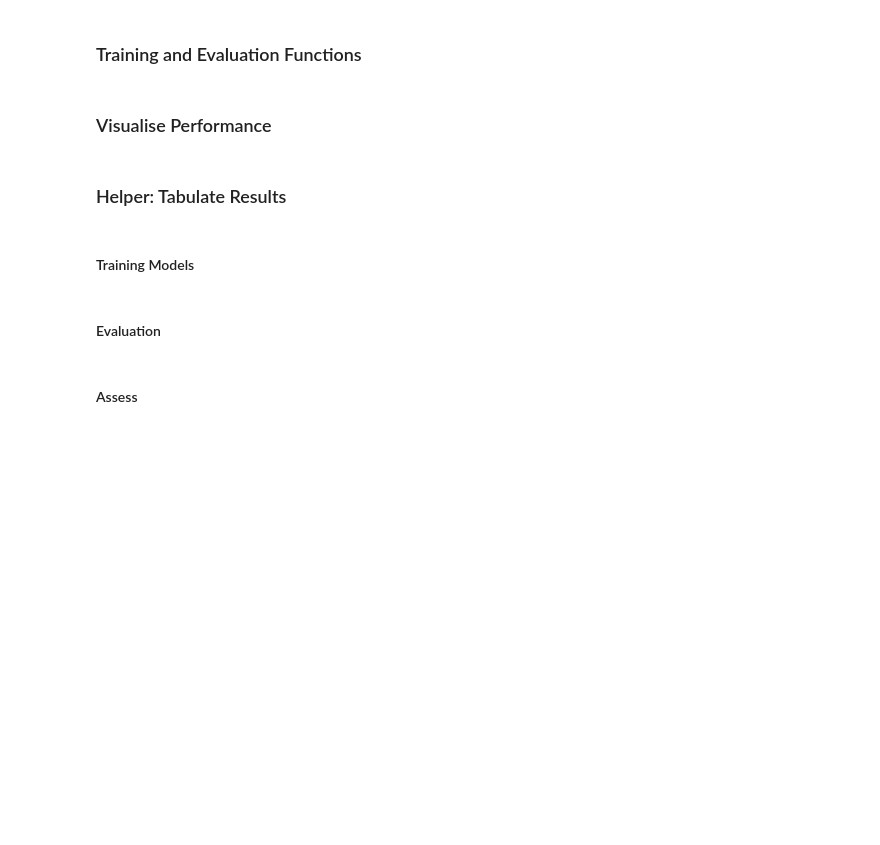
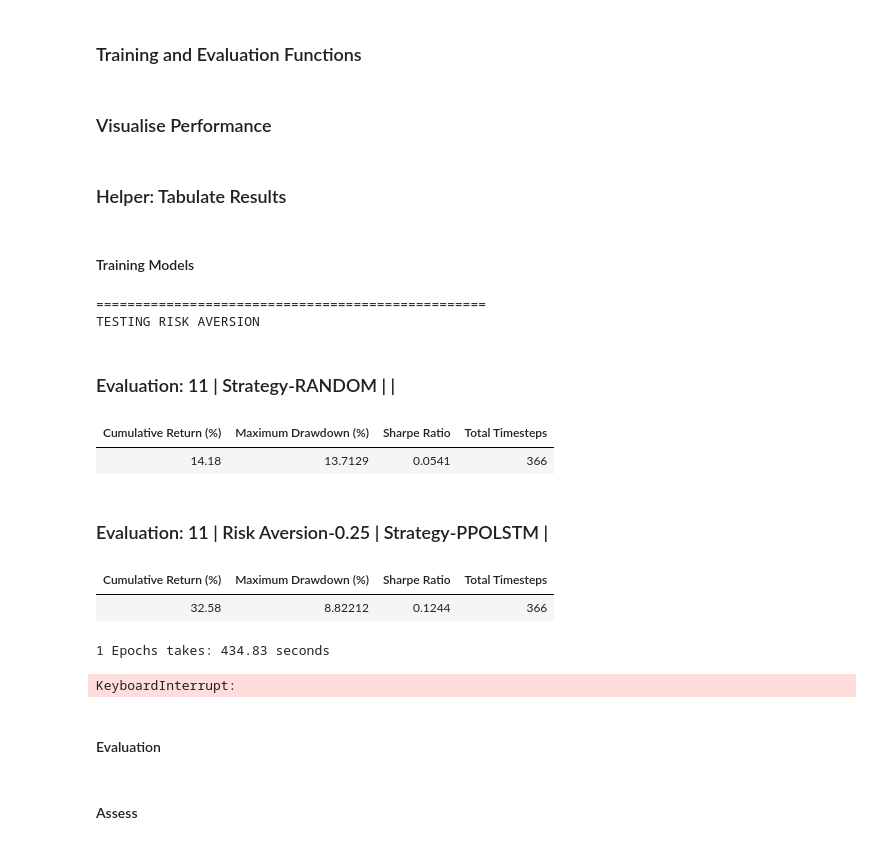
Before and after one commit to rogoson/Dissertation, a Jupyter notebook: DissertationCode.ipynb, the cells around one changed output. Drawn from its saved outputs; the diff is of its cells as text; code cells hidden in the pictures; blank space fills up the shorter version.

```diff
--- a/DissertationCode.ipynb
+++ b/DissertationCode.ipynb
@@ -322,10 +321,11 @@ NON_RL_COMPARISON_STRATEGIES = {
 ### Hyperparameters (most of them)
 # %%
 from collections import defaultdict
+import torch
 
-
+BASE_SEED = 9
 NUMBER_OF_ASSETS = len(productIds)
-NUMBER_OF_FEATURES = 1 + (len((list(dataframes.values())[0]).columns)) * len(productIds) + 1
+NUMBER_OF_FEATURES = 1 + (1 + len((list(dataframes.values())[0]).columns)) * len(productIds) + 1
 if not CRYPTO:
     PERIODS_WANTED = list(dataframes.values())[0].shape[0]
 TRAINING_PERIODS = round(PERIODS_WANTED * 2 / 3)
@@ -339,6 +339,7 @@ TRAINING_WINDOWS = ((TRAINING_PERIODS - EPISODE_LENGTH) // TIMESTEP_SHIFT) + 1
 
 EPOCHS = 5
 TIME_WINDOW = 30
+PERTURBATION_NOISE = 0.002
 
 START_CASH = 1000000
 LSTMHIDDENSIZE = 128
@@ -483,16 +470,29 @@ def warmUpEnvironment(environment, rewardFunction):
 
 def evaluateAgent(riskAversion, rewardFunction, agent, freq, lr, num, conf=None, save=True, dataType = "validation", forLearningCurve=False, benchmark=False):
     VAL_AND_TEST = {
-        "validation": [PRICE_VALIDATION_DATA, AGENT_VALIDATION_DATA, VALIDATION_PERIODS],
-        "testing": [PRICE_TESTING_DATA, AGENT_TESTING_DATA, TESTING_PERIODS]
+        "validation": [VALIDATION_DATA, VALIDATION_PERIODS],
+        "testing": [TESTING_DATA, TESTING_PERIODS]
     }
-    torch.manual_seed(num)
-    np.random.seed(num)
     toRun = BASELINE + RL_STRATS if not forLearningCurve else RL_STRATS
     if benchmark:
         toRun = BASELINE
+
+    DATA = VAL_AND_TEST[dataType][0]
+    dataShape = list(DATA.values())[0].shape
+    PRICE_DATA = {}
+    normalisedData = {}
+    if dataType == "validation": # noise if validation
+        np.random.seed(BASE_SEED)
+        # Following Liang et al. (2018) - noise perturbation - "synthetic" data
+        noise = np.random.normal(0, PERTURBATION_NOISE, size=dataShape)
+    for key, df in DATA.items():
+        df += noise if dataType == "validation" else 0 # make autoregressive?
+        df["Return"] = df["close"].pct_change().fillna(0)
+        PRICE_DATA[key] = df["Return"].values
+        normalisedData[key] = ((df - df.mean()) / df.std()).reset_index(drop=True)
+
     for strategy in toRun:
-        env = TimeSeriesEnvironment(VAL_AND_TEST[dataType][0], VAL_AND_TEST[dataType][1], TIME_WINDOW, VAL_AND_TEST[dataType][2], START_CASH, riskAversion, 2e-4)
+        env = TimeSeriesEnvironment(pd.DataFrame(PRICE_DATA), normalisedData, TIME_WINDOW, VAL_AND_TEST[dataType][1], START_CASH, riskAversion, 2e-4)
         env.reset()
         done = False
         while not done:
@@ -688,34 +710,45 @@ def sweep():
                 "REWARD FUNCTION": lambda: [
                     trainingLoop(
                         riskAversion=0, rewardFunction=r
                     )
                     for r in REWARD_FUNCTIONS
                 ],
                 "LEARNING FREQUENCY": lambda: [
                     trainingLoop(freq=fr) for fr in LEARNING_FREQUENCIES
                 ],
                 "LEARNING RATE": lambda: [
                     trainingLoop(lr=learn) for learn in LEARNING_RATES
                 ],
             }
 
             testLoops[testType]()
             break
 
 
 def hyperSweep():
     for key in TESTING.keys():
         print("=" * 50)
         TESTING[key] = True
         sweep()
         TESTING[key] = False
         print("=" * 50)
     tabulateResults()
 
-TRAIN = False
+TRAIN = True
 # Run the sweep
 if TRAIN:
     hyperSweep()
+# %% [output]
+==================================================
+TESTING RISK AVERSION
+Evaluation: 11 | Strategy-RANDOM | |
+| Cumulative Return (%) | Maximum Drawdown (%) | Sharpe Ratio | Total Timesteps |
+| 14.18 | 13.7129 | 0.0541 | 366 |
+Evaluation: 11 | Risk Aversion-0.25 | Strategy-PPOLSTM |
+| Cumulative Return (%) | Maximum Drawdown (%) | Sharpe Ratio | Total Timesteps |
+| 32.58 | 8.82212 | 0.1244 | 366 |
+1 Epochs takes: 434.83 seconds
+KeyboardInterrupt:
 # %% [markdown]
 #### Evaluation
 # %%
```
Also changed, not shown: parts of 5 cells of this notebook.
